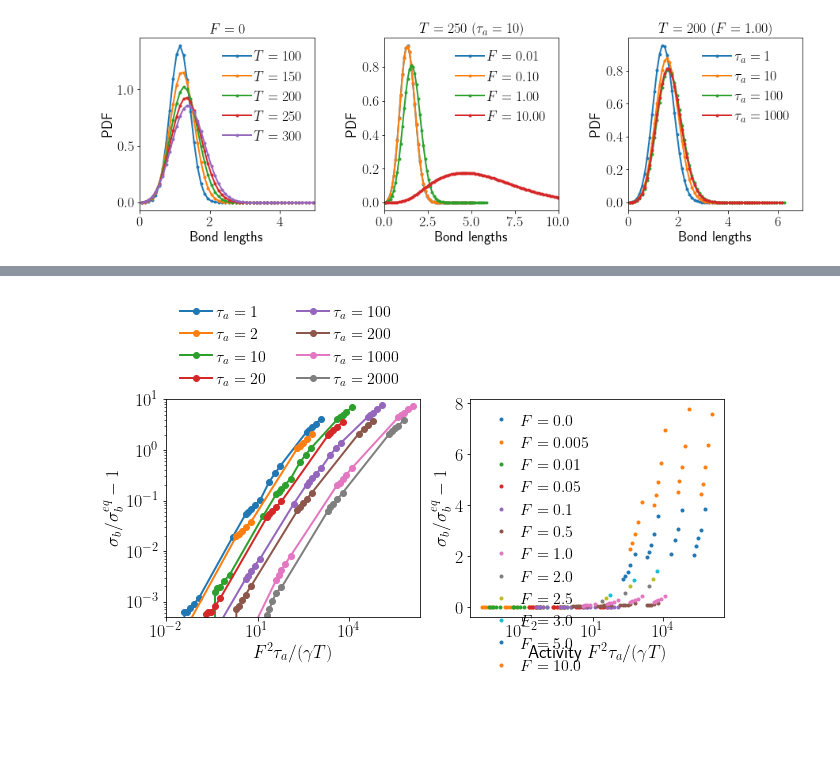
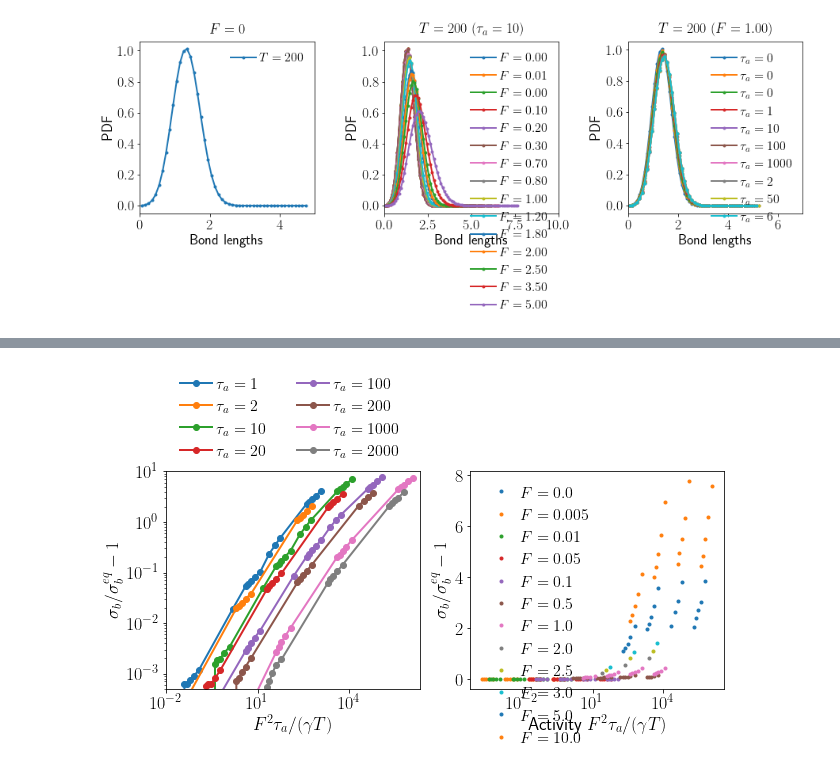
Before and after one commit to s-brahmachari/Active-noise-simulations, a Jupyter notebook: analysis_codes/plot_bond_length.ipynb, the cells around one changed output, grey strips where cells are left out. Cells and saved outputs as stored; diff of their text form; code cells hidden in the pictures; blank space fills up the shorter version.

```diff
--- a/analysis_codes/plot_bond_length.ipynb
+++ b/analysis_codes/plot_bond_length.ipynb
@@ -32,16 +32,16 @@ fig,axes=plt.subplots(1,3,figsize=(15,4),gridspec_kw={'wspace':0.4, 'hspace':0.4
 
 # divider = make_axes_locatable(ax4)
 # cax = divider.append_axes('right', size='5%', pad=0.05)
-c=['C{}'.format(ii) for ii in range(10)]
+# c=['C{}'.format(ii) for ii in range(10)]
 ind=4
-fpath='../../data/ROUSE_chainN100_confinedR0500/'
+fpath='../../data/SAC_exp/'
 X,Y=[],[]
 beta=[]
 skew=[]
 b_av=[]
 b_sd=[]
 i1,i2,i3=0,0,0
-for fname in os.listdir(fpath):
+for fname in os.listdir(fpath+'bondlen/'):
     if 'bondlens' in fname:
         row=fname.split('_')
         T= float(row[ind].replace('T',''))
@@ -52,44 +52,44 @@ for fname in os.listdir(fpath):
         R0=float(row[ind+4].replace('R0',''))
         dt=float(row[ind+8].replace('dt',''))
 
-        data_npz=np.load(fpath+fname)
+        data_npz=np.load(fpath+'bondlen/'+fname)
 
         # [k1,t1],pcov=curve_fit(Gamma_dist, data_npz['bins'],data_npz['hist'])
 
         if Ta==1. and F==0:
-            ax1.plot(data_npz['bins'],data_npz['hist'],'.-', c=c[i1],label='$T={:.0f}$'.format(T))
+            ax1.plot(data_npz['bins'],data_npz['hist'],'.-',label='$T={:.0f}$'.format(T))
             # ax1.plot(np.linspace(0,20,500), Gamma_dist(np.linspace(0,20,500), k1, t1), '-',c=c[i1])
             ax1.set_title('$F=0$')
             i1+=1
 
-        if T==250. and Ta==10:
-            ax2.plot(data_npz['bins'],data_npz['hist'],'.-', label='$F={:.2f}$'.format(F),c=c[i2])
+        if T==200. and Ta==10:
+            ax2.plot(data_npz['bins'],data_npz['hist'],'.-', label='$F={:.2f}$'.format(F))
             # ax2.plot(np.linspace(0,20,100), Gamma_dist(np.linspace(0,20,100), k1, t1), '-',c=c[i2])
             ax2.set_title('$T={:.0f}\ (\\tau_a={:.0f})$'.format(T, Ta))
             i2+=1
 
 
         if T==200. and F==1.0:
-            ax3.plot(data_npz['bins'],data_npz['hist'],'.-', label='$\\tau_a={:.0f}$'.format(Ta),c=c[i3])
+            ax3.plot(data_npz['bins'],data_npz['hist'],'.-', label='$\\tau_a={:.0f}$'.format(Ta))
             # ax3.plot(np.linspace(0,20,100), Gamma_dist(np.linspace(0,20,100), k1, t1), '-',c=c[i3] )
             i3+=1
             ax3.set_title('$T={:.0f}\ (F={:.2f})$'.format(T, F))
 
             # print('skewness ', 2/np.sqrt(k1), ';mean', k1*t1)
 
 ax1.set_xlim(0,5)
 ax2.set_xlim(0,10)
 ax3.set_xlim(0,7)
 for ax in axes.flatten():
     ax.legend()
     ax.set_xlabel('Bond lengths')
     ax.set_ylabel('PDF')
     # ax.set_xlim(1e-1,1e2)
     # ax.set_ylim(1e-5,5)
 
 # fig.savefig('../../plots/Rouse/bond_lengths.png', dpi=300, bbox_inches='tight')
 # %% [output]
-[figure, old version]
+[figure, new version]
 # %%
 # divider = make_axes_locatable(ax4)
 # cax = divider.append_axes('right', size='5%', pad=0.05)
```
Also changed, not shown: parts of 4 cells of this notebook, 5 other files.
